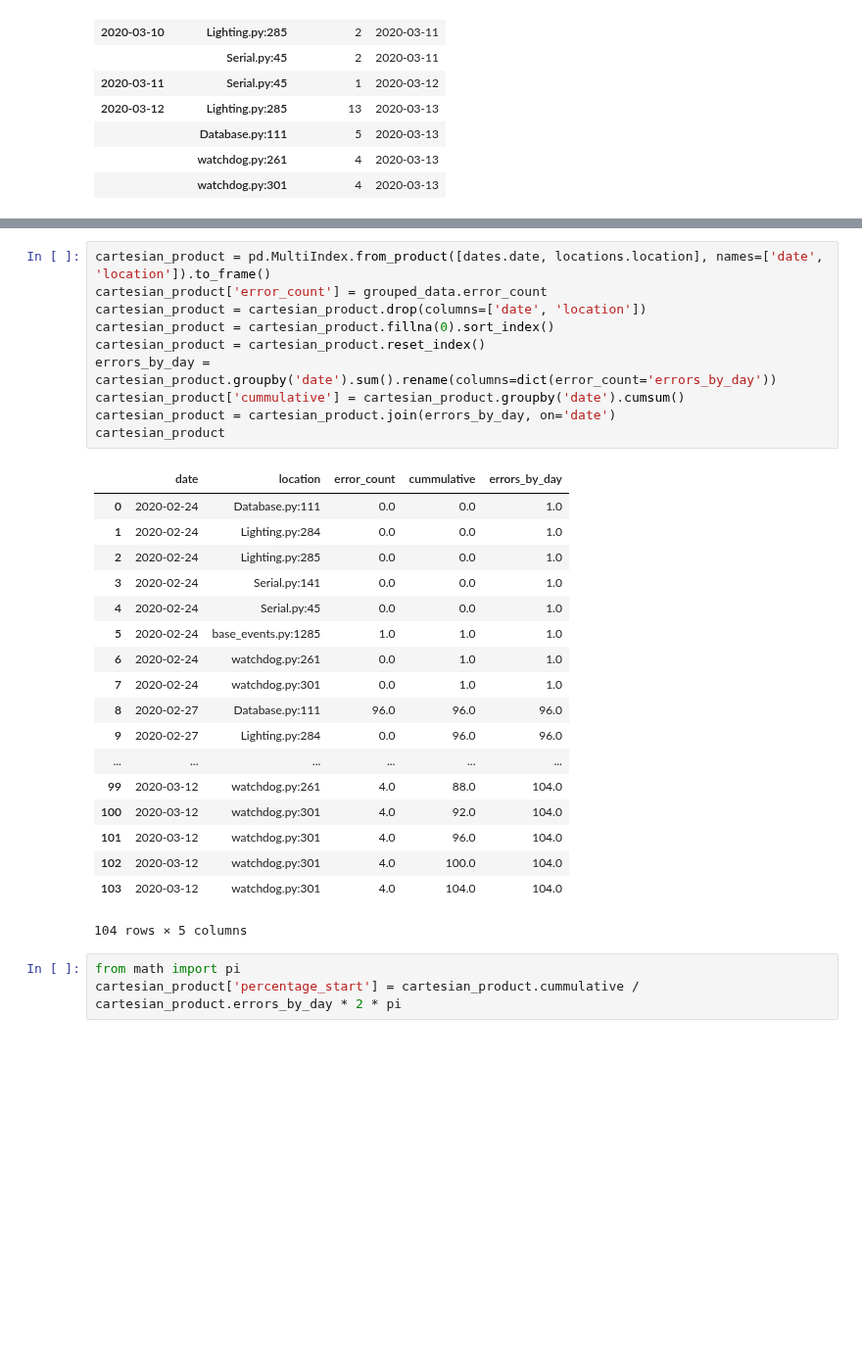
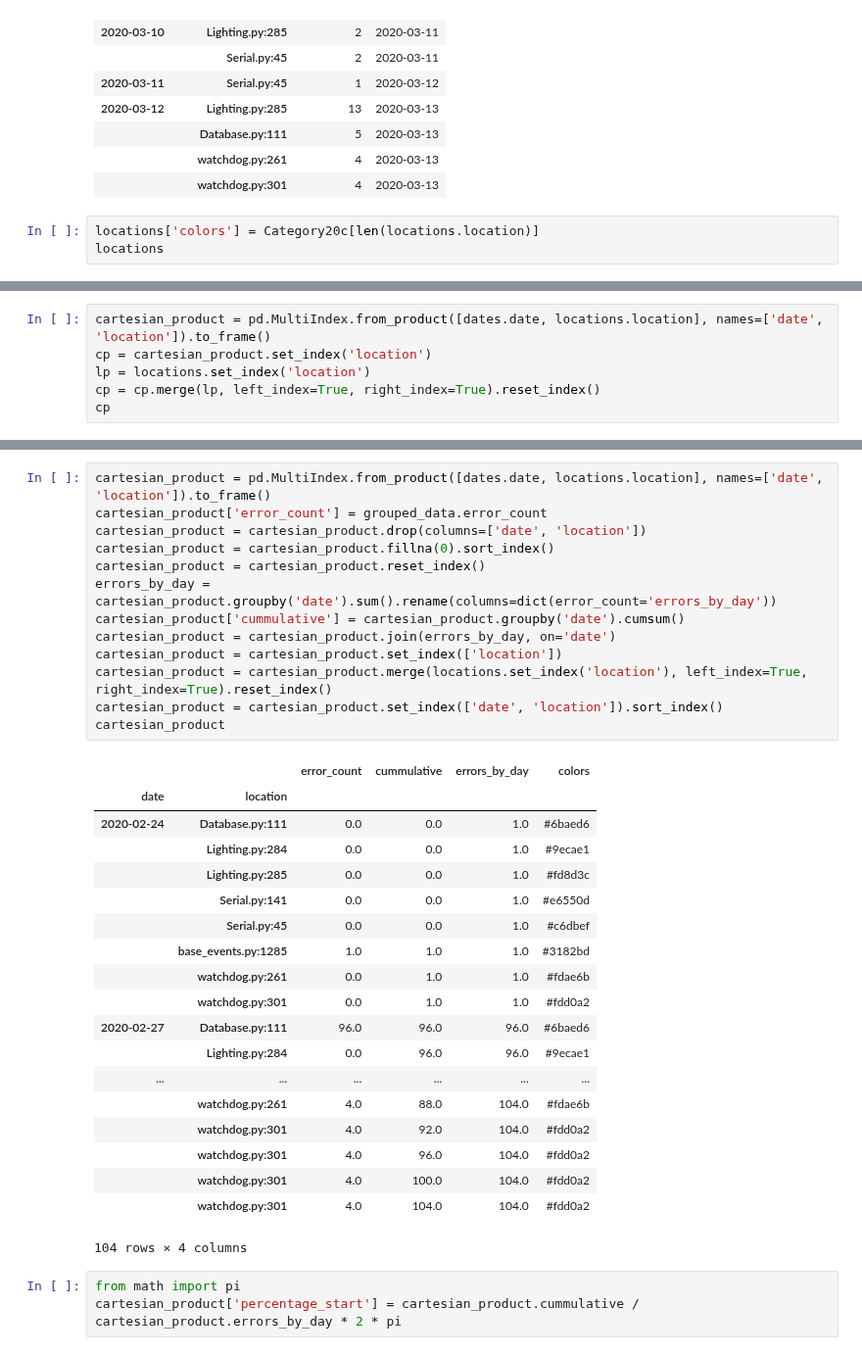
Before and after one commit to whuss/dashboard_react, a Jupyter notebook: error_heatmap.ipynb, the cells around one changed output, grey strips where cells are left out. Shown at 98% size. Saved outputs shown, nothing was run; the diff lists cells and outputs as text; blank space fills up the shorter version.

Commit message:
add color palette

```diff
--- a/error_heatmap.ipynb
+++ b/error_heatmap.ipynb
@@ -99,3 +101,6 @@ grouped_data
 |  | Database.py:111 | 5 | 2020-03-13 |
 |  | watchdog.py:261 | 4 | 2020-03-13 |
 |  | watchdog.py:301 | 4 | 2020-03-13 |
+# %%
+locations['colors'] = Category20c[len(locations.location)]
+locations
@@ -101,0 +117,6 @@ grouped_data
+# %%
+cartesian_product = pd.MultiIndex.from_product([dates.date, locations.location], names=['date', 'location']).to_frame()
+cp = cartesian_product.set_index('location')
+lp = locations.set_index('location')
+cp = cp.merge(lp, left_index=True, right_index=True).reset_index()
+cp
@@ -102,32 +162,36 @@ grouped_data
 # %%
 cartesian_product = pd.MultiIndex.from_product([dates.date, locations.location], names=['date', 'location']).to_frame()
 cartesian_product['error_count'] = grouped_data.error_count
 cartesian_product = cartesian_product.drop(columns=['date', 'location'])
 cartesian_product = cartesian_product.fillna(0).sort_index()
 cartesian_product = cartesian_product.reset_index()
 errors_by_day = cartesian_product.groupby('date').sum().rename(columns=dict(error_count='errors_by_day'))
 cartesian_product['cummulative'] = cartesian_product.groupby('date').cumsum()
 cartesian_product = cartesian_product.join(errors_by_day, on='date')
+cartesian_product = cartesian_product.set_index(['location'])
+cartesian_product = cartesian_product.merge(locations.set_index('location'), left_index=True, right_index=True).reset_index()
+cartesian_product = cartesian_product.set_index(['date', 'location']).sort_index()
 cartesian_product
 # %% [output]
-|  | date | location | error_count | cummulative | errors_by_day |
-| 0 | 2020-02-24 | Database.py:111 | 0.0 | 0.0 | 1.0 |
-| 1 | 2020-02-24 | Lighting.py:284 | 0.0 | 0.0 | 1.0 |
-| 2 | 2020-02-24 | Lighting.py:285 | 0.0 | 0.0 | 1.0 |
-| 3 | 2020-02-24 | Serial.py:141 | 0.0 | 0.0 | 1.0 |
-| 4 | 2020-02-24 | Serial.py:45 | 0.0 | 0.0 | 1.0 |
-| 5 | 2020-02-24 | base_events.py:1285 | 1.0 | 1.0 | 1.0 |
-| 6 | 2020-02-24 | watchdog.py:261 | 0.0 | 1.0 | 1.0 |
-| 7 | 2020-02-24 | watchdog.py:301 | 0.0 | 1.0 | 1.0 |
-| 8 | 2020-02-27 | Database.py:111 | 96.0 | 96.0 | 96.0 |
-| 9 | 2020-02-27 | Lighting.py:284 | 0.0 | 96.0 | 96.0 |
+|  |  | error_count | cummulative | errors_by_day | colors |
+| date | location |  |  |  |  |
+| 2020-02-24 | Database.py:111 | 0.0 | 0.0 | 1.0 | #6baed6 |
+|  | Lighting.py:284 | 0.0 | 0.0 | 1.0 | #9ecae1 |
+|  | Lighting.py:285 | 0.0 | 0.0 | 1.0 | #fd8d3c |
+|  | Serial.py:141 | 0.0 | 0.0 | 1.0 | #e6550d |
+|  | Serial.py:45 | 0.0 | 0.0 | 1.0 | #c6dbef |
+|  | base_events.py:1285 | 1.0 | 1.0 | 1.0 | #3182bd |
+|  | watchdog.py:261 | 0.0 | 1.0 | 1.0 | #fdae6b |
+|  | watchdog.py:301 | 0.0 | 1.0 | 1.0 | #fdd0a2 |
+| 2020-02-27 | Database.py:111 | 96.0 | 96.0 | 96.0 | #6baed6 |
+|  | Lighting.py:284 | 0.0 | 96.0 | 96.0 | #9ecae1 |
 | ... | ... | ... | ... | ... | ... |
-| 99 | 2020-03-12 | watchdog.py:261 | 4.0 | 88.0 | 104.0 |
-| 100 | 2020-03-12 | watchdog.py:301 | 4.0 | 92.0 | 104.0 |
-| 101 | 2020-03-12 | watchdog.py:301 | 4.0 | 96.0 | 104.0 |
-| 102 | 2020-03-12 | watchdog.py:301 | 4.0 | 100.0 | 104.0 |
-| 103 | 2020-03-12 | watchdog.py:301 | 4.0 | 104.0 | 104.0 |
+|  | watchdog.py:261 | 4.0 | 88.0 | 104.0 | #fdae6b |
+|  | watchdog.py:301 | 4.0 | 92.0 | 104.0 | #fdd0a2 |
+|  | watchdog.py:301 | 4.0 | 96.0 | 104.0 | #fdd0a2 |
+|  | watchdog.py:301 | 4.0 | 100.0 | 104.0 | #fdd0a2 |
+|  | watchdog.py:301 | 4.0 | 104.0 | 104.0 | #fdd0a2 |
-104 rows × 5 columns
+104 rows × 4 columns
 # %%
 from math import pi
 cartesian_product['percentage_start'] = cartesian_product.cummulative / cartesian_product.errors_by_day * 2 * pi
```
Also changed, not shown: parts of 4 cells of this notebook.
